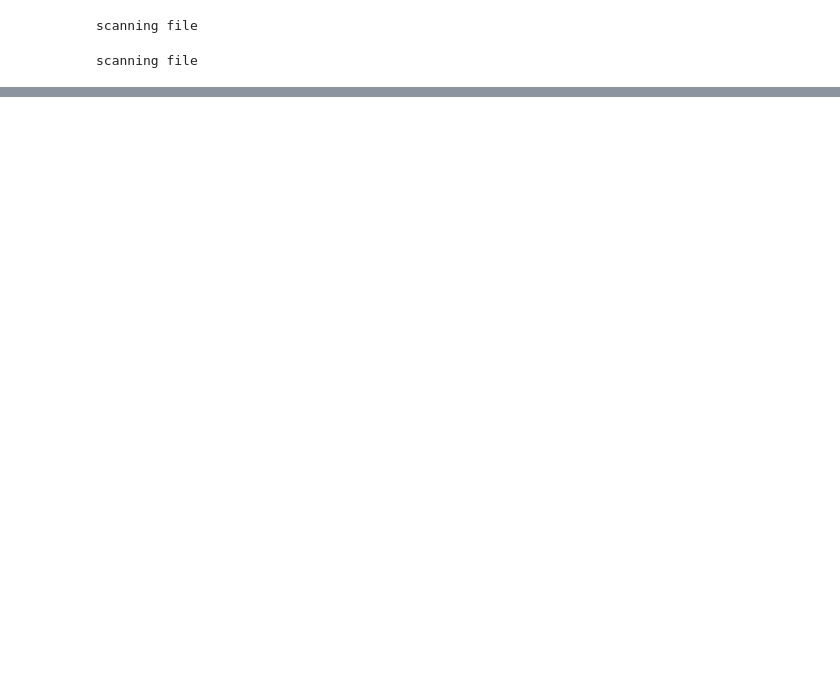
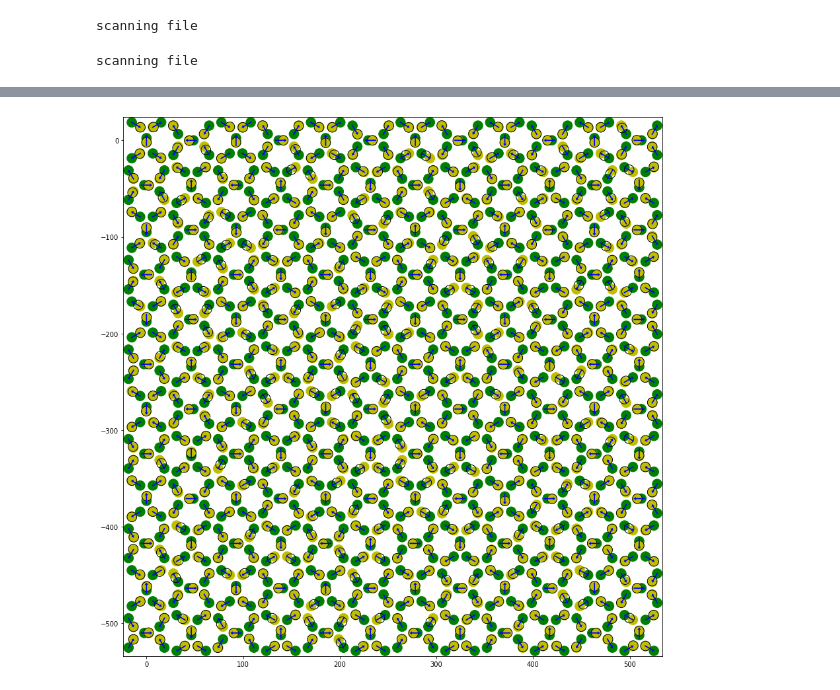
Before and after one commit to crodriga/PROJECT_CairoLattice, a Jupyter notebook: Scripts/Script-8.0_Cairo_PeriodicBoundaries.ipynb, the cells around one changed output, grey strips where cells are left out. Saved outputs shown, nothing was run; the diff lists cells and outputs as text; code cells hidden in the pictures; blank space fills up the shorter version.

```diff
--- a/Scripts/Script-8.0_Cairo_PeriodicBoundaries.ipynb
+++ b/Scripts/Script-8.0_Cairo_PeriodicBoundaries.ipynb
@@ -104,3 +116,10 @@ scanning file
+# %%
+f, (ax1) = plt.subplots(1,1,figsize = (15,15))
+col.set_state_from_frame(-1)
+col.display(ax1)
+sp.display(ax1)
+# %% [output]
+[figure, added]
 # %%
 f, (ax1) = plt.subplots(1,1,figsize = (15,15))
 v = ice.vertices()
```
Also changed, not shown: parts of 10 cells of this notebook, 9 other files.
